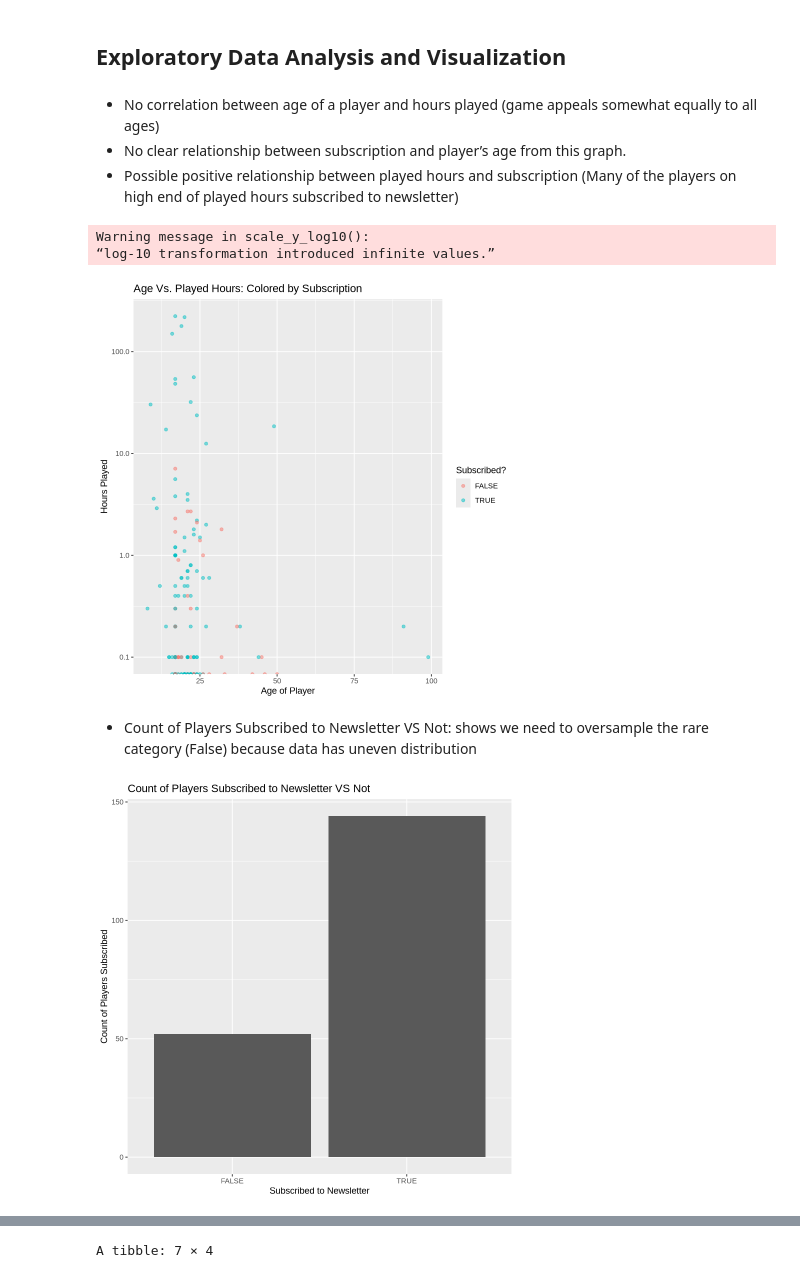
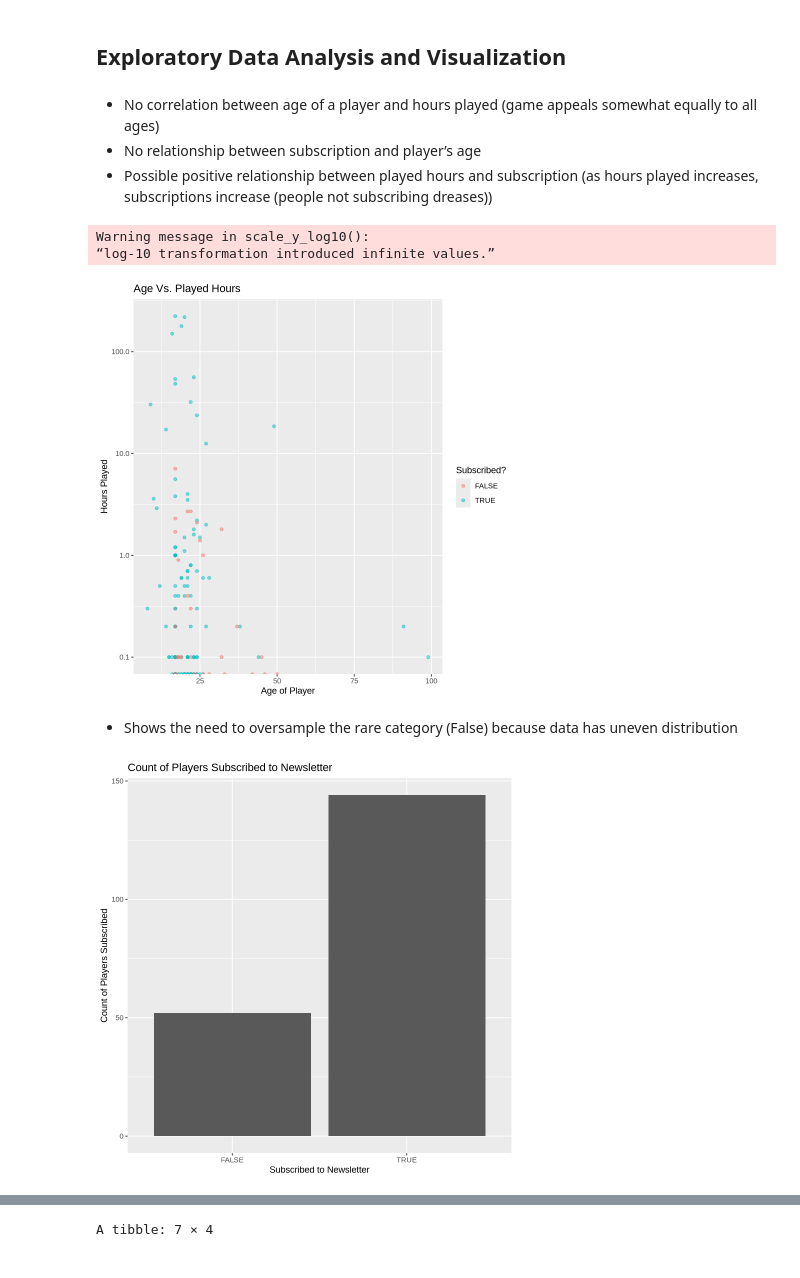
Before and after one commit to jedawelle/individual_project, a Jupyter notebook: project_planning_stages.ipynb, the cells around one changed output, grey strips where cells are left out. Saved outputs shown, nothing was run; the diff lists cells and outputs as text; code cells hidden in the pictures.

```diff
--- a/project_planning_stages.ipynb
+++ b/project_planning_stages.ipynb
@@ -294,31 +295,31 @@ A tibble: 6 × 2
 ## Exploratory Data Analysis and Visualization
 # %% [markdown]
 - No correlation between age of a player and hours played (game appeals somewhat equally to all ages)
-- No clear relationship between subscription and player’s age from this graph.
-- Possible positive relationship between played hours and subscription (Many of the players on high end of played hours subscribed to newsletter)
+- No relationship between subscription and player’s age
+- Possible positive relationship between played hours and subscription (as hours played increases, subscriptions increase (people not subscribing dreases))
 # %%
 age_vs_played_hours <- players|>
     ggplot(aes(x=age, y=played_hours, color= subscribe))+
         geom_point(alpha=0.5) +
         scale_y_log10() +
         labs(x="Age of Player", y="Hours Played", color="Subscribed?")+
-        ggtitle("Age Vs. Played Hours: Colored by Subscription")
+        ggtitle("Age Vs. Played Hours")
 
 age_vs_played_hours
 # %% [output]
 Warning message in scale_y_log10():
 “log-10 transformation introduced infinite values.”
-[figure, old version]
+[figure, new version]
 # %% [markdown]
-- Count of Players Subscribed to Newsletter VS Not: shows we need to oversample the rare category (False) because data has uneven distribution
+- Shows the need to oversample the rare category (False) because data has uneven distribution
 # %%
 subscription_graph<- subscribe_count|>
     ggplot(aes(x=subscribe,y=n,))+
         geom_bar(stat="identity")+
         labs(x="Subscribed to Newsletter", y="Count of Players Subscribed")+
-        ggtitle("Count of Players Subscribed to Newsletter VS Not")
+        ggtitle("Count of Players Subscribed to Newsletter")
 
 subscription_graph
 # %% [output]
-[figure, old version]
+[figure, new version]
 # %% [markdown]
```
Also changed, not shown: parts of 9 cells of this notebook.
